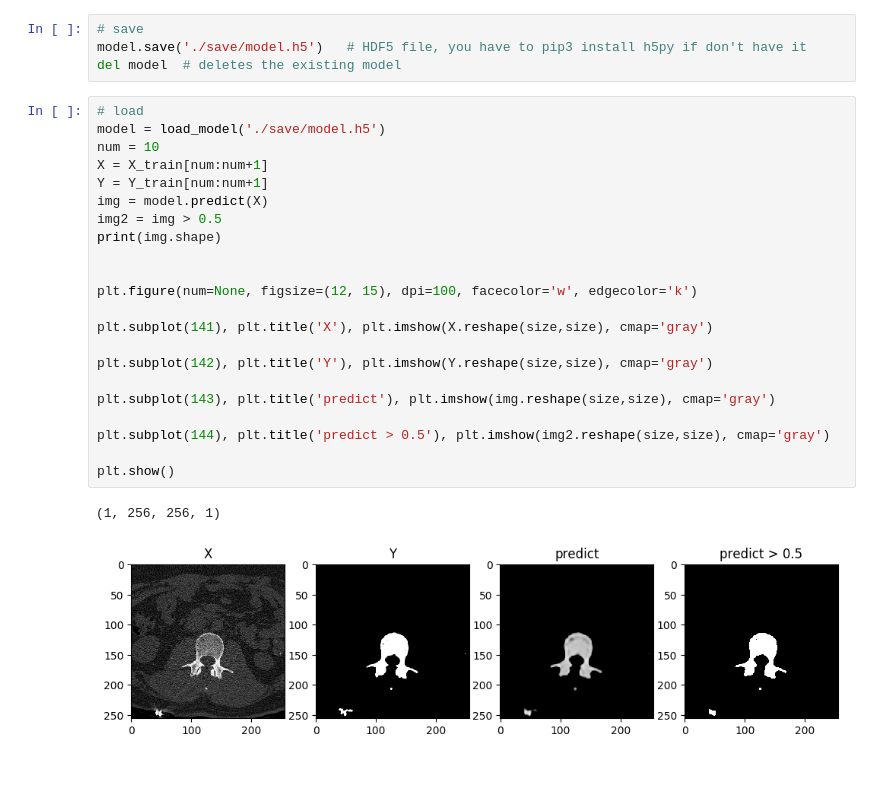
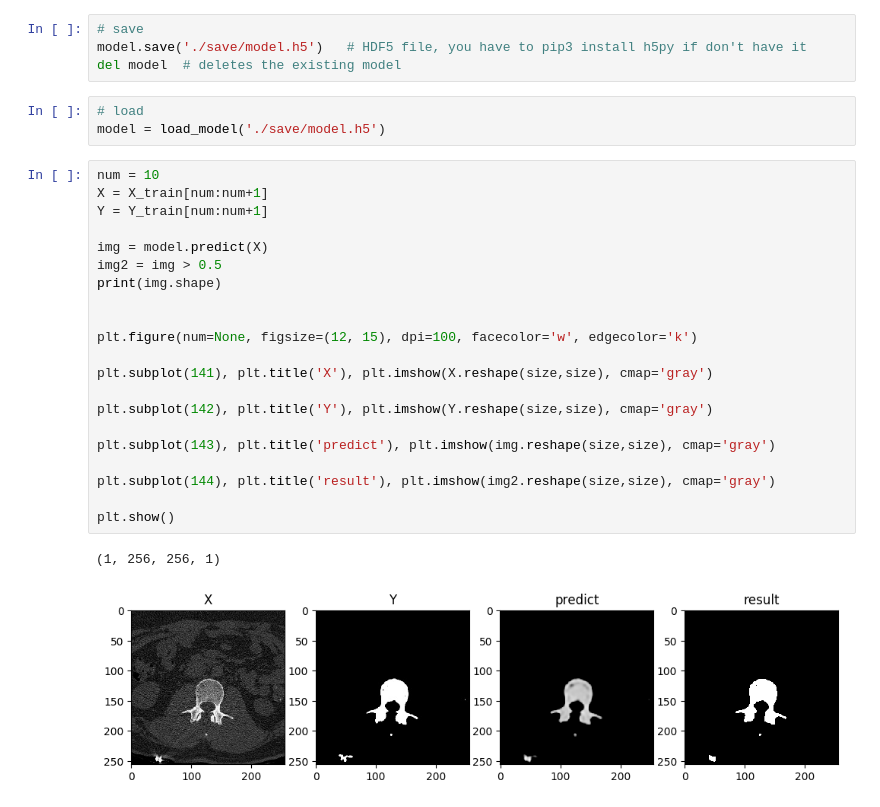
Before and after one commit to ianchen1015/segmentation, a Jupyter notebook: k/model.ipynb, the cells around one changed output. Drawn from its saved outputs; the diff is of its cells as text; blank space fills up the shorter version.

```diff
--- a/k/model.ipynb
+++ b/k/model.ipynb
@@ -146,28 +157,30 @@ Epoch 20/20
 # save
 model.save('./save/model.h5')   # HDF5 file, you have to pip3 install h5py if don't have it
 del model  # deletes the existing model
+# %%
+# load
+model = load_model('./save/model.h5')
 # %%
-# load
-model = load_model('./save/model.h5')
 num = 10
 X = X_train[num:num+1]
 Y = Y_train[num:num+1]
+
 img = model.predict(X)
 img2 = img > 0.5
 print(img.shape)
 
 
 plt.figure(num=None, figsize=(12, 15), dpi=100, facecolor='w', edgecolor='k')
 
 plt.subplot(141), plt.title('X'), plt.imshow(X.reshape(size,size), cmap='gray')
 
 plt.subplot(142), plt.title('Y'), plt.imshow(Y.reshape(size,size), cmap='gray')
 
 plt.subplot(143), plt.title('predict'), plt.imshow(img.reshape(size,size), cmap='gray')
 
-plt.subplot(144), plt.title('predict > 0.5'), plt.imshow(img2.reshape(size,size), cmap='gray')
+plt.subplot(144), plt.title('result'), plt.imshow(img2.reshape(size,size), cmap='gray')
 
 plt.show()
 # %% [output]
 (1, 256, 256, 1)
-[figure, old version]
+[figure, new version]
```
Also changed, not shown: parts of 3 cells of this notebook.
